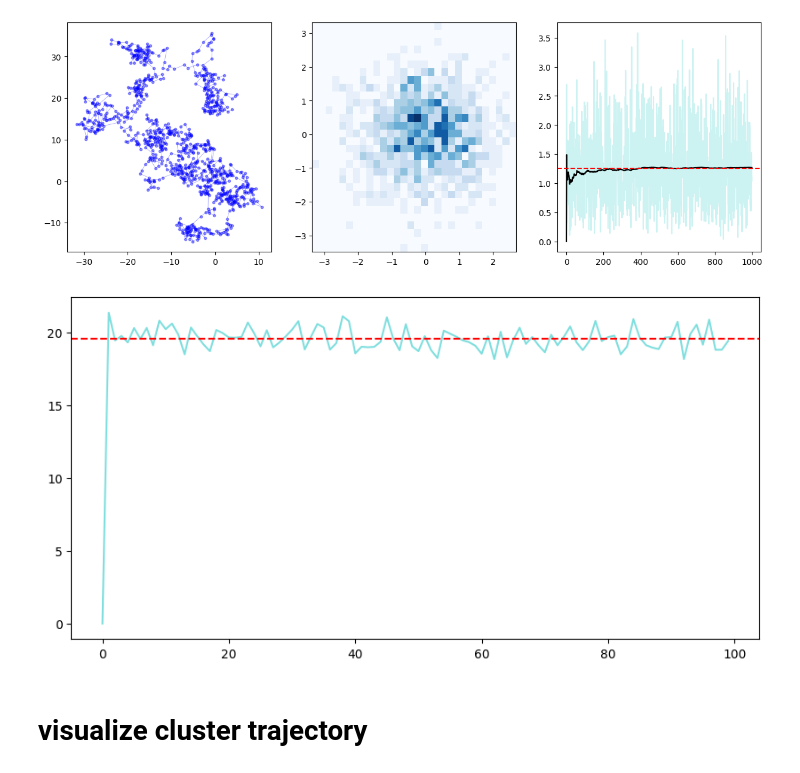
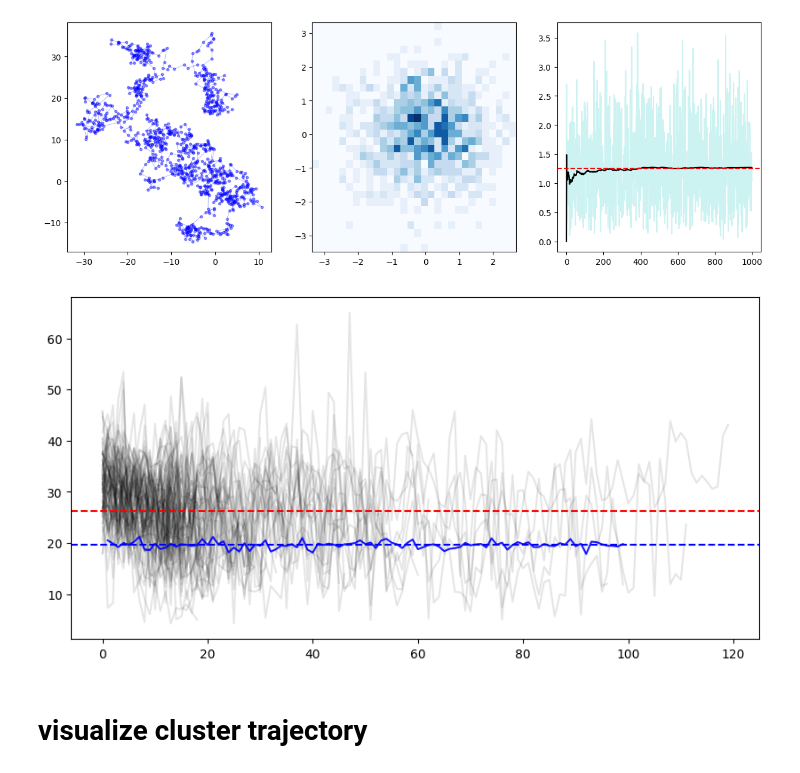
Before and after one commit to stmorse/dtm, a Jupyter notebook: notebooks/sandbox.ipynb, the cells around one changed output. Drawn from its saved outputs; the diff is of its cells as text; code cells hidden in the pictures.

```diff
--- a/notebooks/sandbox.ipynb
+++ b/notebooks/sandbox.ipynb
@@ -81,7 +100,7 @@ for t in range(len(yrmo)):
                    x=Cu2d[ix,0],
                    y=Cu2d[ix,1])
 
-threshold = 0.7
+threshold = 0.8
 
 pairwise_distances = squareform(pdist(Cu))
 n = Cu.shape[0]
@@ -96,8 +115,8 @@ for i in range(n):
             W[i,j] = np.exp(-pairwise_distances[i,j]**2 / (2*0.5**2))
             if W[i,j] >= threshold:
                 G.add_edge(f'u_{group_i}_{topic_i}',
-                        f'u_{group_j}_{topic_j}',
-                        weight=W[i,j])
+                           f'u_{group_j}_{topic_j}',
+                           weight=W[i,j])
 
 connected_components = list(nx.connected_components(G))
 len(connected_components)
@@ -115,5 +135,5 @@ np.unique([len(comp) for comp in connected_components], return_counts=True)
 # %%
-trim_components = [component for component in connected_components if len(component) >= 6]
+trim_components = [component for component in connected_components if len(component) >= 15]
 # %%
 fig, ax = plt.subplots(1,1, figsize=(8,8))
 
@@ -159,0 +184,9 @@ plt.show()
+# %%
+coi = 8
+
+for x in trim_components[coi]:
+    u, t, i = x.split('_')
+    t = int(t)
+    i = int(i)
+    idx = t*50 + i
+    print(f'{t}-{i} ({idx // 50}): {T[idx][:5]}')
@@ -499,39 +546,54 @@ plt.show()
 # %%
 fig, ax = plt.subplots(1,1, figsize=(10,5))
 
+# PLOT CENTROID STEPS
+
+labs, cnts = np.unique(hdbs.labels_, return_counts=True)
+labels_trim = [i for i, c in zip(labs, cnts) if i != -1 and c >= 15]
+n = len(labels_trim)
+
+all_step_sizes = []
+
+# look at mean step sizes and step mean in data
+for coi in labels_trim:
+
+    idx = np.where(hdbs.labels_==coi)[0]
+    cstd = C[idx].copy()
+    cstd -= np.mean(cstd, axis=0)
+    std  = np.std(cstd, axis=0)
+    std[std==0] = 1e-8
+    cstd /= std
+    steps = cstd[1:,:] - cstd[:-1,:]
+    step_sizes = np.linalg.norm(steps, axis=1)
+    all_step_sizes.append(step_sizes)
+
+    ax.plot(range(len(step_sizes)), step_sizes, 'k-', alpha=0.1)
+
+all_step_sizes = np.hstack(all_step_sizes)
+total_mean_step_size = np.mean(all_step_sizes)
+
+ax.axhline(y=total_mean_step_size, color='r', linestyle='--')
+
 # PLOT RW
 
+np.random.seed(314)
 n = 100
 d = 384
 mu = np.zeros(d)
 cov = 1 * np.identity(d)
 steps = np.random.multivariate_normal(mu, cov, size=n-1)
 steps = np.vstack((np.zeros((1,d)), steps))
 walk  = np.cumsum(steps, axis=0)
 step_sizes = np.linalg.norm(steps, axis=1)
-ax.plot(range(len(step_sizes)), step_sizes, 'c-', alpha=0.5)
+ax.plot(range(1, len(step_sizes)), step_sizes[1:], 'b-', alpha=0.9)
 
-# PLOT CENTROID STEPS
-
-labs, cnts = np.unique(hdbs.labels_, return_counts=True)
-labels_trim = [i for i, c in zip(labs, cnts) if i != -1 and c >= 15]
-n = len(labels_trim)
-
-# look at mean step sizes and step mean in data
-coi = 169
-
-idx = np.where(hdbs.labels_==coi)[0]
-steps = C[idx[1:],:] - C[idx[:-1],:]
-step_sizes = np.linalg.norm(steps, axis=1)
-
-# ax.plot(range(len(step_sizes)), step_sizes, 'ko-')
-
+# theoretical mean
 p = 1 * np.sqrt(2) * np.sqrt(C.shape[1] / 2)
-ax.axhline(y=p, color='r', linestyle='--')
+ax.axhline(y=p, color='b', linestyle='--')
 
 plt.show()
 # %% [output]
-[figure, old version]
+[figure, new version]
 # %% [markdown]
 # visualize cluster trajectory
 # %%
```
Also changed, not shown: parts of 10 cells of this notebook, 3 other files.
